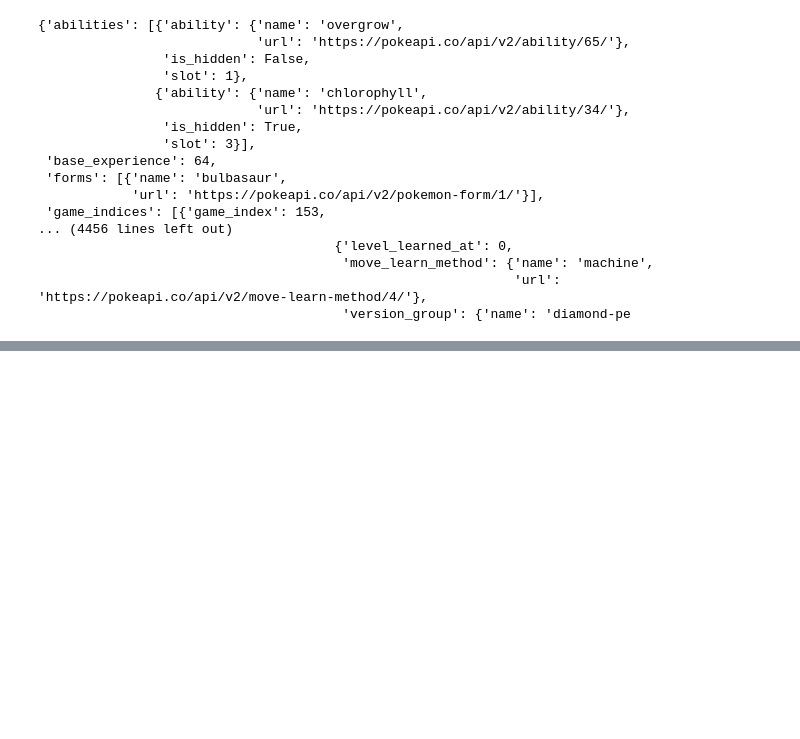
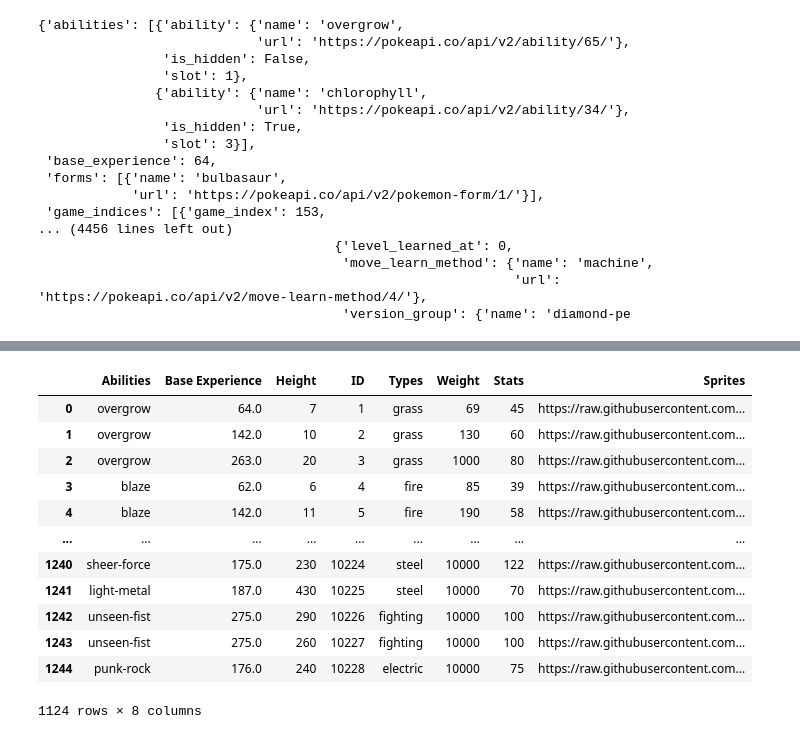
Before and after one commit to digital-buddha42/catch-em-all, a Jupyter notebook: project3.ipynb, the cells around one changed output, grey strips where cells are left out. Cells and saved outputs as stored; diff of their text form; code cells hidden in the pictures; blank space fills up the shorter version.

```diff
--- a/project3.ipynb
+++ b/project3.ipynb
@@ -140,0 +276,18 @@ pprint(bulbasaur_json)
+# %%
+filter_poke_df = poke_data_df.dropna()
+# %%
+filter_poke_df
+# %% [output]
+|  | Abilities | Base Experience | Height | ID | Types | Weight | Stats | Sprites |
+| 0 | overgrow | 64.0 | 7 | 1 | grass | 69 | 45 | https://raw.githubusercontent.com... |
+| 1 | overgrow | 142.0 | 10 | 2 | grass | 130 | 60 | https://raw.githubusercontent.com... |
+| 2 | overgrow | 263.0 | 20 | 3 | grass | 1000 | 80 | https://raw.githubusercontent.com... |
+| 3 | blaze | 62.0 | 6 | 4 | fire | 85 | 39 | https://raw.githubusercontent.com... |
+| 4 | blaze | 142.0 | 11 | 5 | fire | 190 | 58 | https://raw.githubusercontent.com... |
+| ... | ... | ... | ... | ... | ... | ... | ... | ... |
+| 1240 | sheer-force | 175.0 | 230 | 10224 | steel | 10000 | 122 | https://raw.githubusercontent.com... |
+| 1241 | light-metal | 187.0 | 430 | 10225 | steel | 10000 | 70 | https://raw.githubusercontent.com... |
+| 1242 | unseen-fist | 275.0 | 290 | 10226 | fighting | 10000 | 100 | https://raw.githubusercontent.com... |
+| 1243 | unseen-fist | 275.0 | 260 | 10227 | fighting | 10000 | 100 | https://raw.githubusercontent.com... |
+| 1244 | punk-rock | 176.0 | 240 | 10228 | electric | 10000 | 75 | https://raw.githubusercontent.com... |
+1124 rows × 8 columns
```
Also changed, not shown: parts of 15 cells of this notebook, 1 other file.
